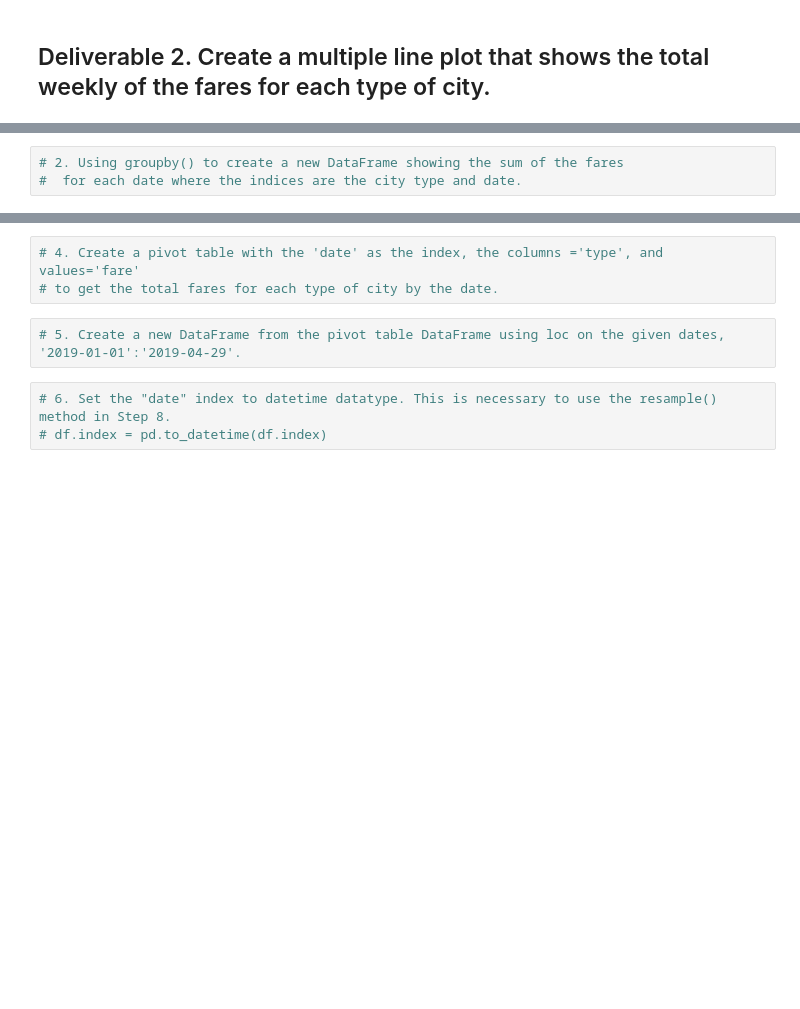
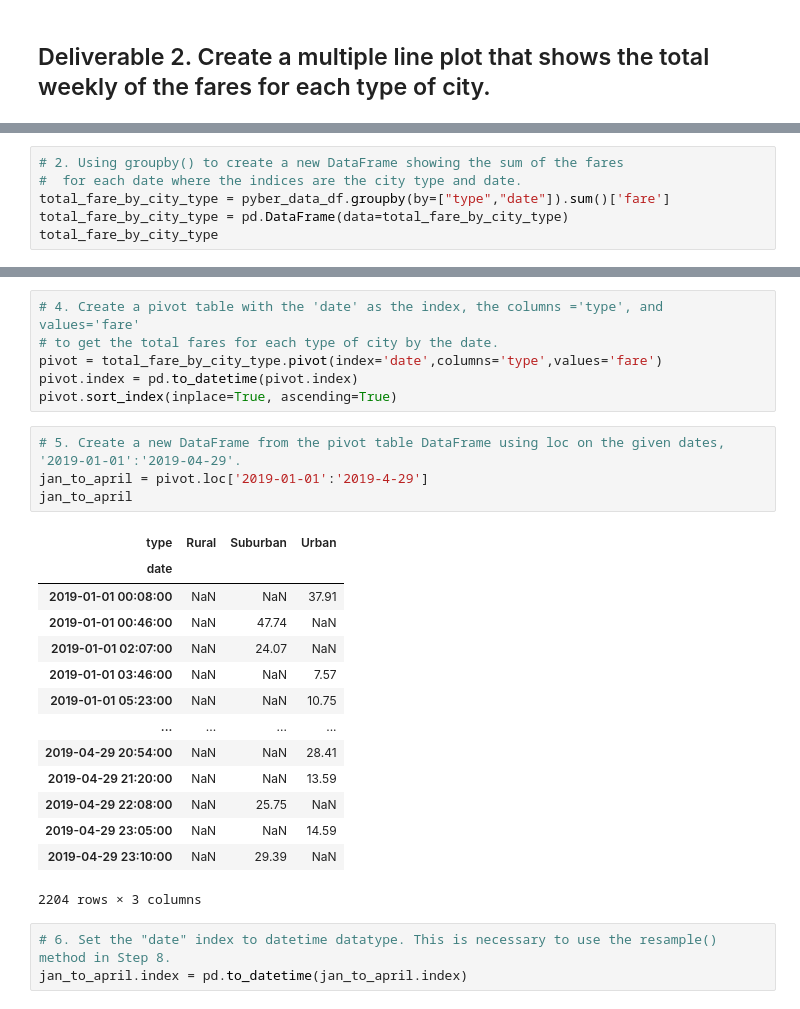
Before and after one commit to jzebker/PyBer_Analysis, a Jupyter notebook: PyBer_Challenge.ipynb, the cells around one changed output, grey strips where cells are left out. Cells and saved outputs as stored; diff of their text form; blank space fills up the shorter version.

```diff
--- a/PyBer_Challenge.ipynb
+++ b/PyBer_Challenge.ipynb
@@ -95,3 +110,6 @@ pyber_summary_df
 # %%
 # 2. Using groupby() to create a new DataFrame showing the sum of the fares
 #  for each date where the indices are the city type and date.
+total_fare_by_city_type = pyber_data_df.groupby(by=["type","date"]).sum()['fare']
+total_fare_by_city_type = pd.DataFrame(data=total_fare_by_city_type)
+total_fare_by_city_type
@@ -101,10 +149,30 @@ pyber_summary_df
 # %%
 # 4. Create a pivot table with the 'date' as the index, the columns ='type', and values='fare'
 # to get the total fares for each type of city by the date.
+pivot = total_fare_by_city_type.pivot(index='date',columns='type',values='fare')
+pivot.index = pd.to_datetime(pivot.index)
+pivot.sort_index(inplace=True, ascending=True)
 # %%
 # 5. Create a new DataFrame from the pivot table DataFrame using loc on the given dates, '2019-01-01':'2019-04-29'.
+jan_to_april = pivot.loc['2019-01-01':'2019-4-29']
+jan_to_april
+# %% [output]
+| type | Rural | Suburban | Urban |
+| date |  |  |  |
+| 2019-01-01 00:08:00 | NaN | NaN | 37.91 |
+| 2019-01-01 00:46:00 | NaN | 47.74 | NaN |
+| 2019-01-01 02:07:00 | NaN | 24.07 | NaN |
+| 2019-01-01 03:46:00 | NaN | NaN | 7.57 |
+| 2019-01-01 05:23:00 | NaN | NaN | 10.75 |
+| ... | ... | ... | ... |
+| 2019-04-29 20:54:00 | NaN | NaN | 28.41 |
+| 2019-04-29 21:20:00 | NaN | NaN | 13.59 |
+| 2019-04-29 22:08:00 | NaN | 25.75 | NaN |
+| 2019-04-29 23:05:00 | NaN | NaN | 14.59 |
+| 2019-04-29 23:10:00 | NaN | 29.39 | NaN |
+2204 rows × 3 columns
 # %%
 # 6. Set the "date" index to datetime datatype. This is necessary to use the resample() method in Step 8.
-# df.index = pd.to_datetime(df.index)
+jan_to_april.index = pd.to_datetime(jan_to_april.index)
 # %%
 # 7. Check that the datatype for the index is datetime using df.info()
```
Also changed, not shown: parts of 6 cells of this notebook.
